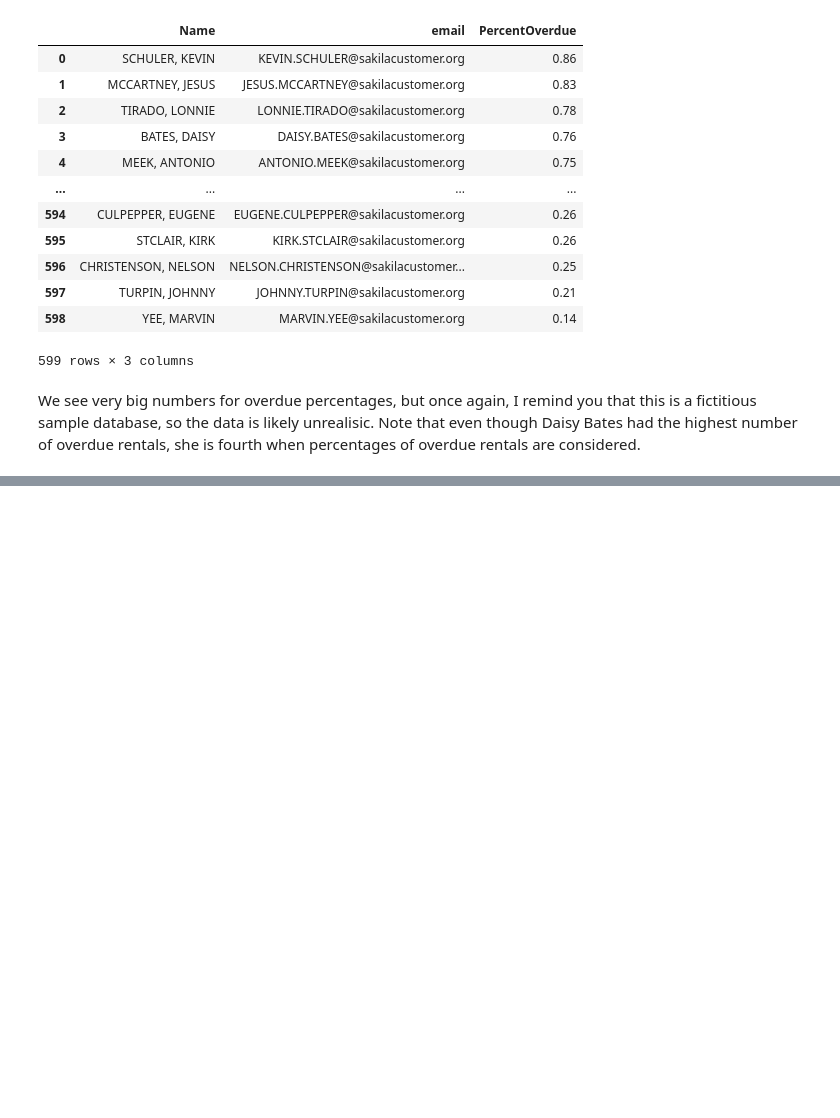
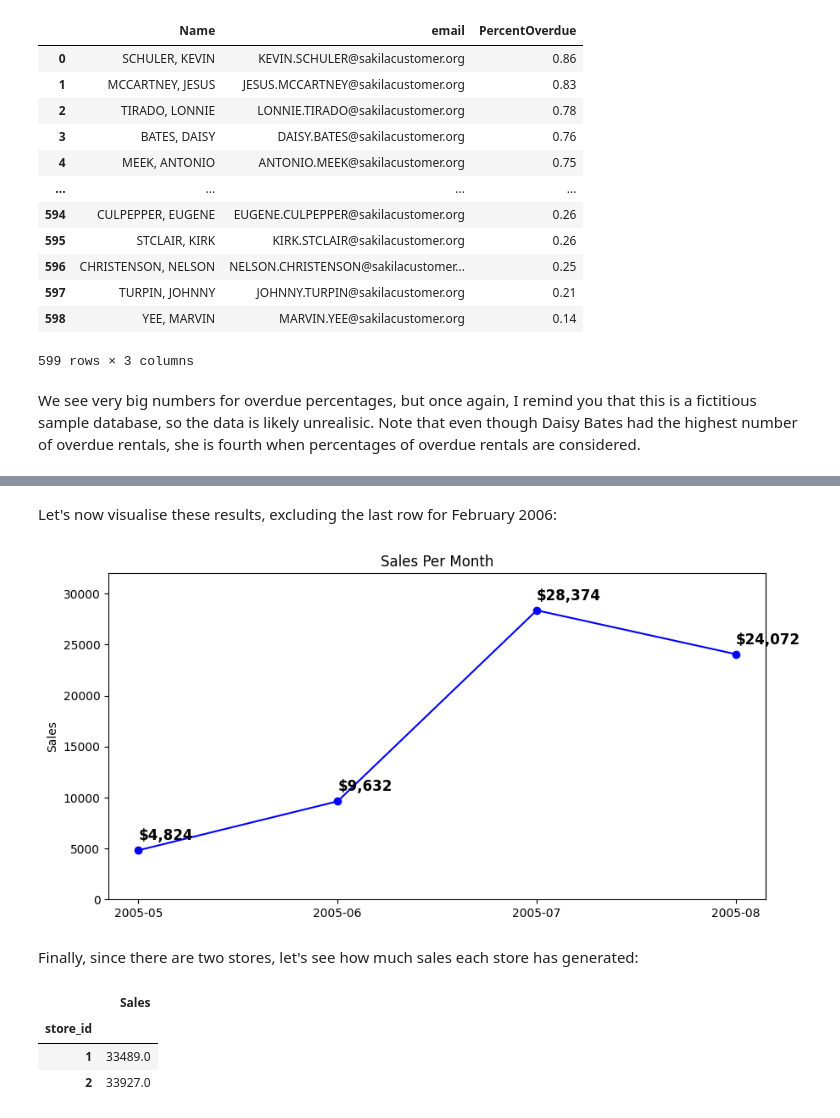
Before and after one commit to basmasirbal/SQL_DB_Project, a Jupyter notebook: SQL_main.ipynb, the cells around one changed output, grey strips where cells are left out. Drawn from its saved outputs; the diff is of its cells as text; code cells hidden in the pictures; blank space fills up the shorter version.

```diff
--- a/SQL_main.ipynb
+++ b/SQL_main.ipynb
@@ -595,0 +633,13 @@ We see very big numbers for overdue percentages, but once again, I remind you th
+# %%
+sales_per_month = pd.read_sql("""
+
+SELECT
+    strftime('%Y-%m', payment_date) AS Date
+    ,ROUND(SUM(amount), 0) AS Sales
+FROM payment
+GROUP BY Date
+ORDER BY Date ASC
+
+""", connection)
+
+sales_per_month
@@ -595,0 +653,41 @@ We see very big numbers for overdue percentages, but once again, I remind you th
+# %% [markdown]
+Let's now visualise these results, excluding the last row for February 2006:
+# %%
+sales_per_month = sales_per_month.iloc[0:4].set_index("Date") # drop the last row and make Date the index
+# %%
+fig, ax = plt.subplots(figsize = (10,5))
+ax.plot(sales_per_month,"bo-")
+ax.set_ylim(ymin = 0, ymax = 32000)
+ax.set_title("Sales Per Month")
+ax.set_ylabel("Sales")
+
+for date, sales in sales_per_month["Sales"].items():
+    ax.annotate(str("${:,.0f}".format(sales)),
+                xy=(date, sales+1000),
+               fontweight = "semibold",
+               fontsize = 12)
+
+plt.show()
+# %% [output]
+[figure, added]
+# %% [markdown]
+Finally, since there are two stores, let's see how much sales each store has generated:
+# %%
+sales_per_store = pd.read_sql("""
+
+SELECT
+    s.store_id
+    ,ROUND(SUM(p.amount), 0) AS Sales
+FROM payment AS p
+JOIN staff AS s
+ON p.staff_id = s.staff_id
+GROUP BY p.staff_id
+
+""", connection).set_index("store_id")
+
+sales_per_store
+# %% [output]
+|  | Sales |
+| store_id |  |
+| 1 | 33489.0 |
+| 2 | 33927.0 |
```
Also changed, not shown: parts of 14 cells of this notebook.
